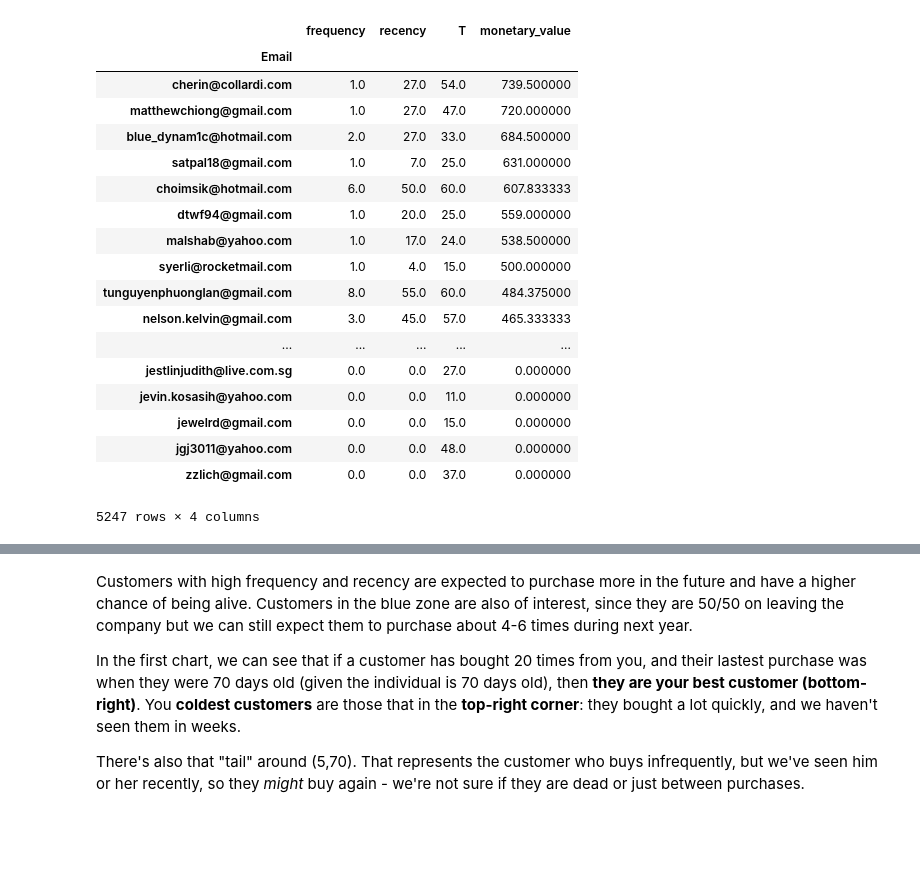
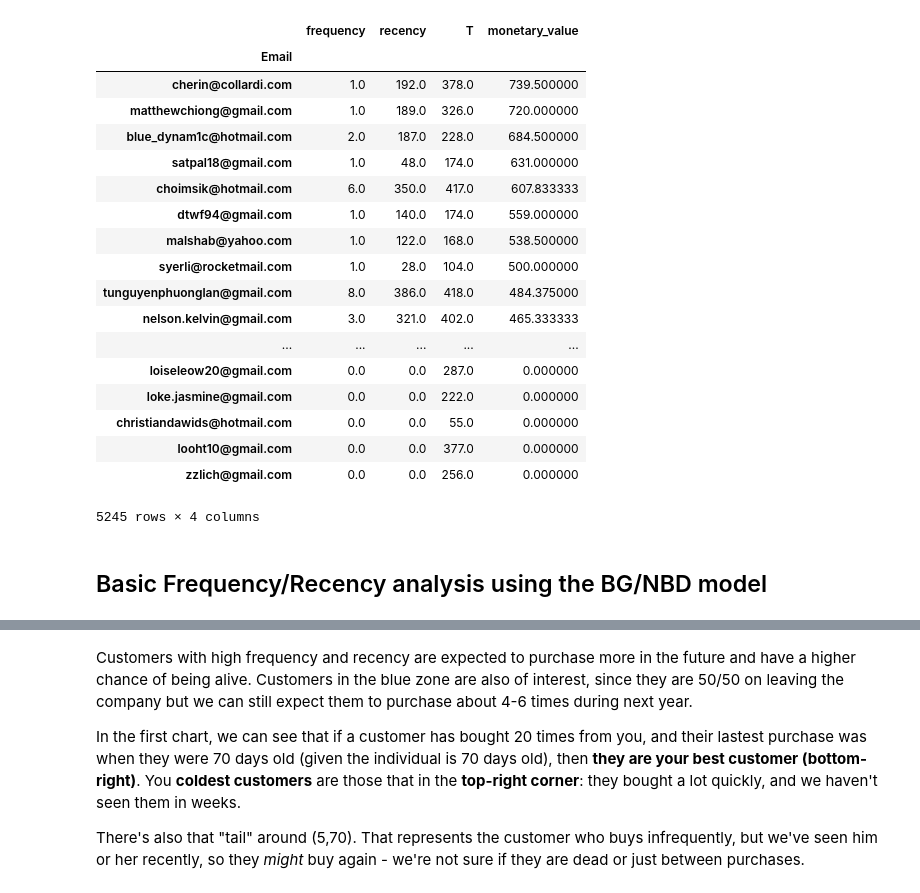
Before and after one commit to jeffl24/lifetime, a Jupyter notebook: CLTV_analysis.ipynb, the cells around one changed output, grey strips where cells are left out. Cells and saved outputs as stored; diff of their text form; code cells hidden in the pictures; blank space fills up the shorter version.

```diff
--- a/CLTV_analysis.ipynb
+++ b/CLTV_analysis.ipynb
@@ -11,4 +13,6 @@ sales_data = pd.read_csv("shopify_orders_export_20180207.csv", low_memory=False
 sales_data['Paid at'] = pd.to_datetime(sales_data['Paid at'])
 sales_data['Fulfilled at'] = pd.to_datetime(sales_data['Fulfilled at'])
 sales_data['Created at'] = pd.to_datetime(sales_data['Created at'])
-sales_data.info()
+sales_data = sales_data.drop(sales_data.columns.to_series()[-11:-1], axis=1)
+sales_data_clean = sales_data[(sales_data['Financial Status'] == 'paid') & (sales_data['Email'].isnull() == False)]
+# if I want to keep each transaction to one line only: add "(sales_data['Financial Status'].isnull() == False) &"
@@ -33,3 +18,0 @@ memory usage: 15.7+ MB
-# %%
-sales_data_clean = sales_data.drop(sales_data.columns.to_series()[-11:-1], axis=1)
-sales_data_clean
@@ -110,0 +19,8 @@ summary = summary_data_from_transaction_data(transactions= sales_data_5,
+# %%
+# Format the sales data into a layout accepted by Lifetime
+
+sales_data_lifetimes_layout = sales_data_clean[['Paid at', 'Email', 'Subtotal']].reset_index()
+sales_data_lifetimes_layout.drop(['index'], axis=1, inplace=True)
+sales_data_lifetimes_layout= sales_data_lifetimes_layout[sales_data_lifetimes_layout['Paid at']> '2016-12-01']
+sales_data_lifetimes_layout
+# sales_data_lifetimes_layout.to_csv("transaction_history.csv")
@@ -111,25 +56,37 @@ summary = summary_data_from_transaction_data(transactions= sales_data_5,
 # %%
+from lifetimes.datasets import load_transaction_data
+from lifetimes.utils import summary_data_from_transaction_data
+
+transaction_data = sales_data_lifetimes_layout.copy()
+# transaction_data.tail(10)
+
+summary = summary_data_from_transaction_data(transactions= sales_data_lifetimes_layout,
+                                             customer_id_col= 'Email',
+                                             datetime_col='Paid at',
+                                             monetary_value_col='Subtotal',
+                                             observation_period_end = None)
 # print out for preview
-
 # summary.to_excel("Freq Recency Monetary Value.xlsx")
 summary.sort_values(by='monetary_value', ascending=False)
 # %% [output]
 |  | frequency | recency | T | monetary_value |
 | Email |  |  |  |  |
-| cherin@collardi.com | 1.0 | 27.0 | 54.0 | 739.500000 |
-| matthewchiong@gmail.com | 1.0 | 27.0 | 47.0 | 720.000000 |
-| blue_dynam1c@hotmail.com | 2.0 | 27.0 | 33.0 | 684.500000 |
-| satpal18@gmail.com | 1.0 | 7.0 | 25.0 | 631.000000 |
-| choimsik@hotmail.com | 6.0 | 50.0 | 60.0 | 607.833333 |
-| dtwf94@gmail.com | 1.0 | 20.0 | 25.0 | 559.000000 |
-| malshab@yahoo.com | 1.0 | 17.0 | 24.0 | 538.500000 |
-| syerli@rocketmail.com | 1.0 | 4.0 | 15.0 | 500.000000 |
-| tunguyenphuonglan@gmail.com | 8.0 | 55.0 | 60.0 | 484.375000 |
-| nelson.kelvin@gmail.com | 3.0 | 45.0 | 57.0 | 465.333333 |
+| cherin@collardi.com | 1.0 | 192.0 | 378.0 | 739.500000 |
+| matthewchiong@gmail.com | 1.0 | 189.0 | 326.0 | 720.000000 |
+| blue_dynam1c@hotmail.com | 2.0 | 187.0 | 228.0 | 684.500000 |
+| satpal18@gmail.com | 1.0 | 48.0 | 174.0 | 631.000000 |
+| choimsik@hotmail.com | 6.0 | 350.0 | 417.0 | 607.833333 |
+| dtwf94@gmail.com | 1.0 | 140.0 | 174.0 | 559.000000 |
+| malshab@yahoo.com | 1.0 | 122.0 | 168.0 | 538.500000 |
+| syerli@rocketmail.com | 1.0 | 28.0 | 104.0 | 500.000000 |
+| tunguyenphuonglan@gmail.com | 8.0 | 386.0 | 418.0 | 484.375000 |
+| nelson.kelvin@gmail.com | 3.0 | 321.0 | 402.0 | 465.333333 |
 | ... | ... | ... | ... | ... |
-| jestlinjudith@live.com.sg | 0.0 | 0.0 | 27.0 | 0.000000 |
-| jevin.kosasih@yahoo.com | 0.0 | 0.0 | 11.0 | 0.000000 |
-| jewelrd@gmail.com | 0.0 | 0.0 | 15.0 | 0.000000 |
-| jgj3011@yahoo.com | 0.0 | 0.0 | 48.0 | 0.000000 |
-| zzlich@gmail.com | 0.0 | 0.0 | 37.0 | 0.000000 |
+| loiseleow20@gmail.com | 0.0 | 0.0 | 287.0 | 0.000000 |
+| loke.jasmine@gmail.com | 0.0 | 0.0 | 222.0 | 0.000000 |
+| christiandawids@hotmail.com | 0.0 | 0.0 | 55.0 | 0.000000 |
+| looht10@gmail.com | 0.0 | 0.0 | 377.0 | 0.000000 |
+| zzlich@gmail.com | 0.0 | 0.0 | 256.0 | 0.000000 |
-5247 rows × 4 columns
+5245 rows × 4 columns
+# %% [markdown]
+## Basic Frequency/Recency analysis using the BG/NBD model
```
Also changed, not shown: parts of 52 cells of this notebook, 12 other files.
